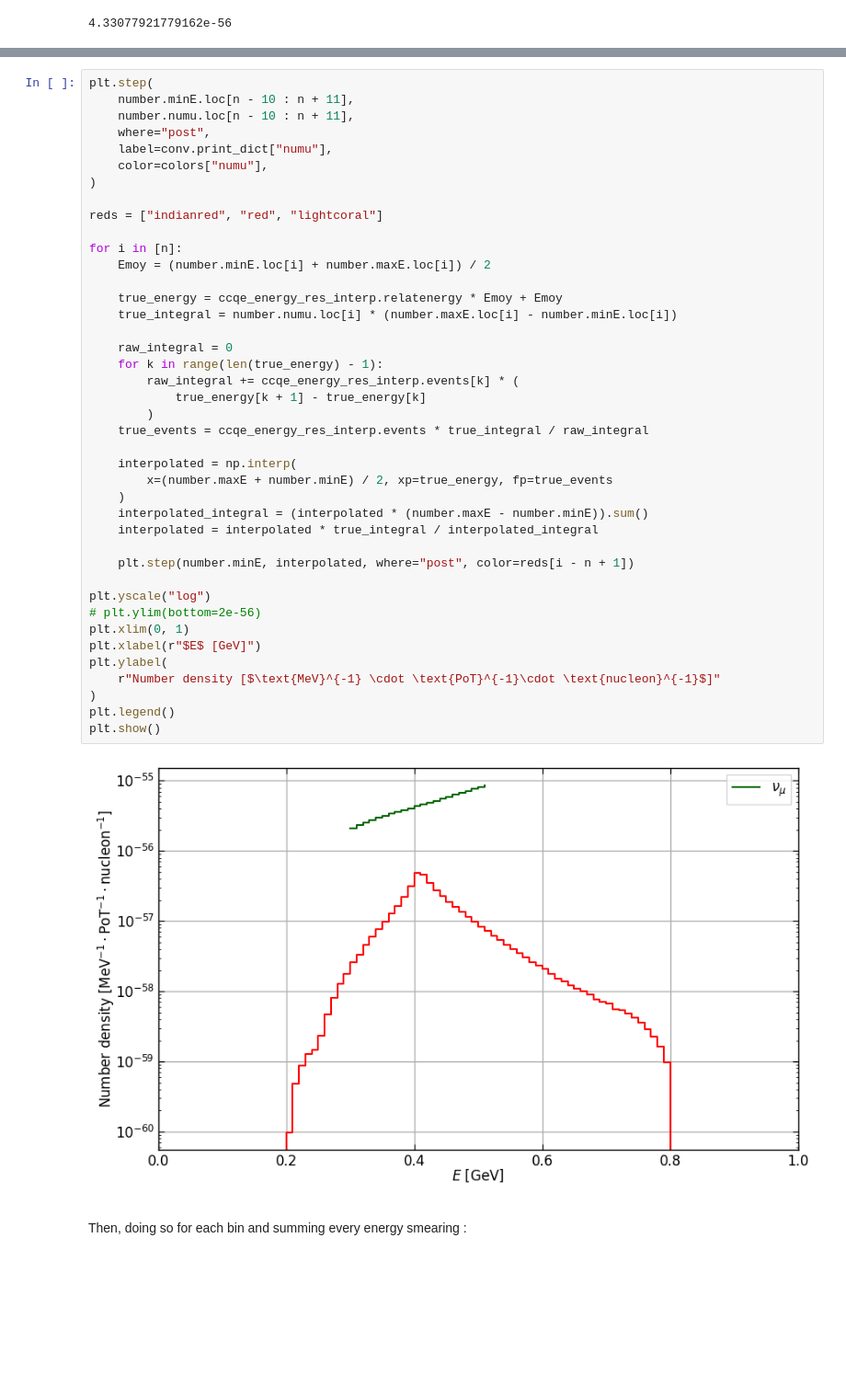
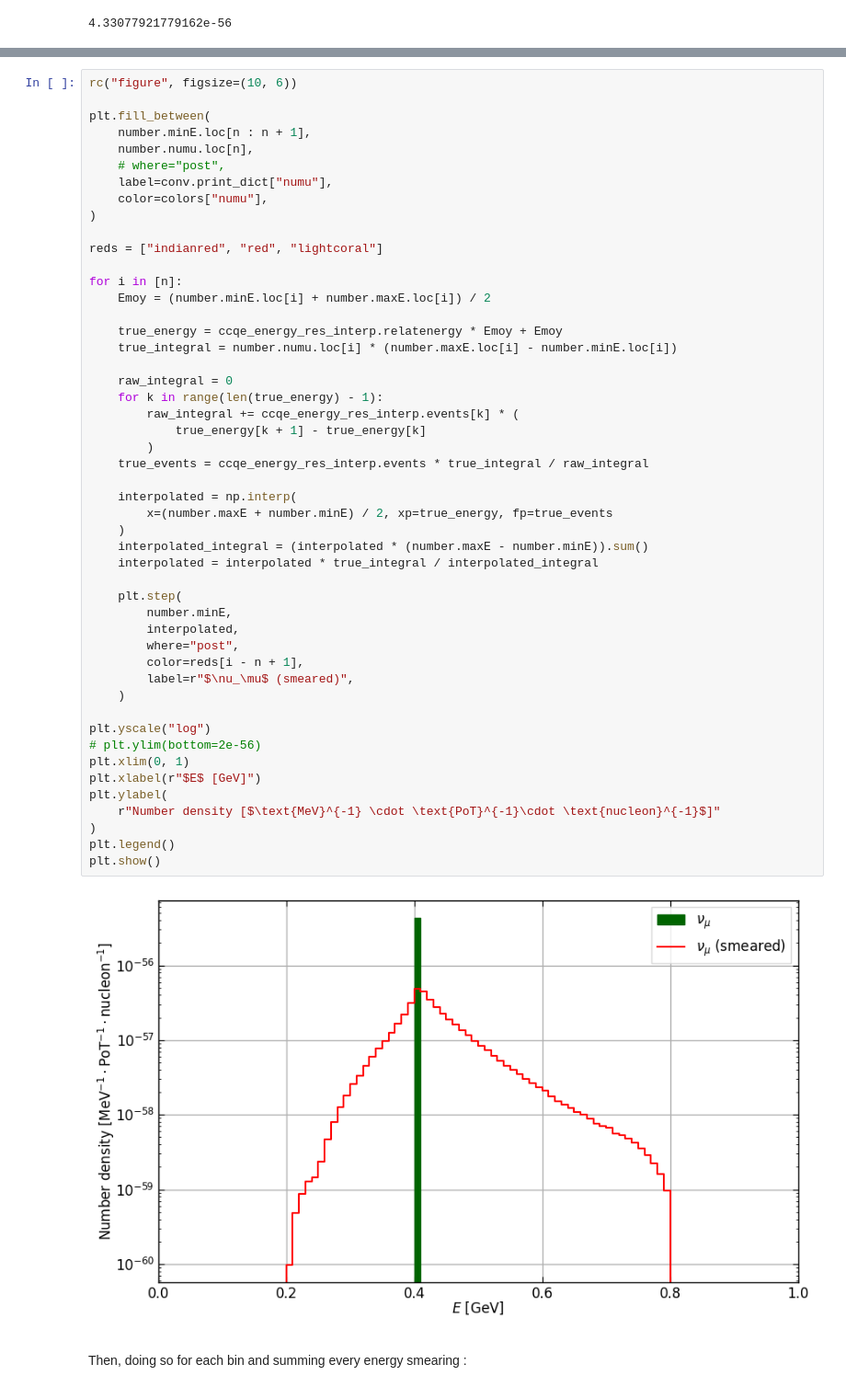
Before and after one commit to pboistier/energy-effects-T2K, a Jupyter notebook: docs/source/notebooks/convolution.ipynb, the cells around one changed output, grey strips where cells are left out. Shown at 92% size. Cells and saved outputs as stored; diff of their text form; blank space fills up the shorter version.

```diff
--- a/docs/source/notebooks/convolution.ipynb
+++ b/docs/source/notebooks/convolution.ipynb
@@ -901,8 +951,10 @@ plt.show()
 # %%
-plt.step(
-    number.minE.loc[n - 10 : n + 11],
-    number.numu.loc[n - 10 : n + 11],
-    where="post",
+rc("figure", figsize=(10, 6))
+
+plt.fill_between(
+    number.minE.loc[n : n + 1],
+    number.numu.loc[n],
+    # where="post",
     label=conv.print_dict["numu"],
     color=colors["numu"],
 )
@@ -912,35 +964,41 @@ reds = ["indianred", "red", "lightcoral"]
 for i in [n]:
     Emoy = (number.minE.loc[i] + number.maxE.loc[i]) / 2
 
     true_energy = ccqe_energy_res_interp.relatenergy * Emoy + Emoy
     true_integral = number.numu.loc[i] * (number.maxE.loc[i] - number.minE.loc[i])
 
     raw_integral = 0
     for k in range(len(true_energy) - 1):
         raw_integral += ccqe_energy_res_interp.events[k] * (
             true_energy[k + 1] - true_energy[k]
         )
     true_events = ccqe_energy_res_interp.events * true_integral / raw_integral
 
     interpolated = np.interp(
         x=(number.maxE + number.minE) / 2, xp=true_energy, fp=true_events
     )
     interpolated_integral = (interpolated * (number.maxE - number.minE)).sum()
     interpolated = interpolated * true_integral / interpolated_integral
 
-    plt.step(number.minE, interpolated, where="post", color=reds[i - n + 1])
+    plt.step(
+        number.minE,
+        interpolated,
+        where="post",
+        color=reds[i - n + 1],
+        label=r"$\nu_\mu$ (smeared)",
+    )
 
 plt.yscale("log")
 # plt.ylim(bottom=2e-56)
 plt.xlim(0, 1)
 plt.xlabel(r"$E$ [GeV]")
 plt.ylabel(
     r"Number density [$\text{MeV}^{-1} \cdot \text{PoT}^{-1}\cdot \text{nucleon}^{-1}$]"
 )
 plt.legend()
 plt.show()
 # %% [output]
-[figure, old version]
+[figure, new version]
 # %% [markdown]
 <p> </p>
 Then, doing so for each bin and summing every energy smearing :
```
Also changed, not shown: parts of 12 cells of this notebook, 3 other files.
